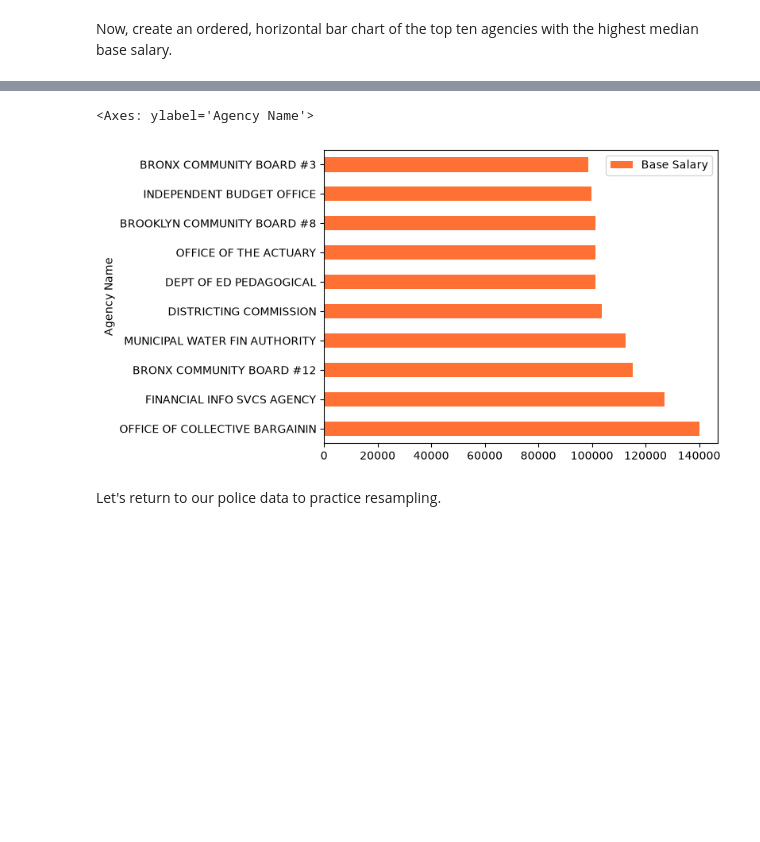
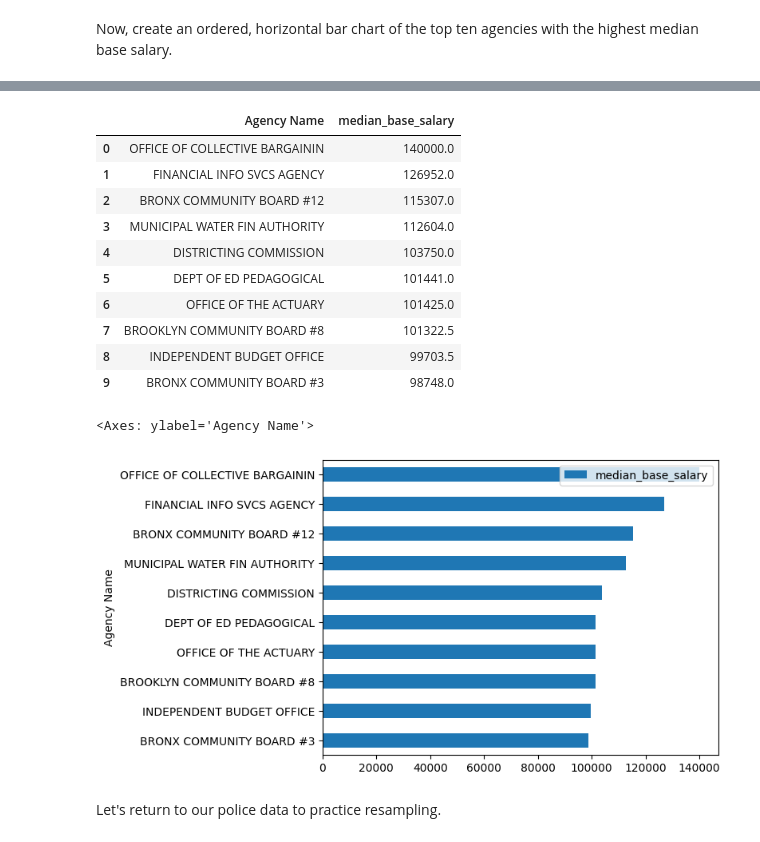
Before and after one commit to jack-walk/CUNY_adv-data, a Jupyter notebook: w6/output/homework6.ipynb, the cells around one changed output, grey strips where cells are left out. Cells and saved outputs as stored; diff of their text form; code cells hidden in the pictures; blank space fills up the shorter version.

```diff
--- a/w6/output/homework6.ipynb
+++ b/w6/output/homework6.ipynb
@@ -59,9 +51,32 @@ top10_salary.head()
 # %%
 # Your code here.
-top10_salary.plot(kind="barh", x="Agency Name", y="Base Salary", color="#ff7034")
+
+top10_salary = payroll_data.groupby("Agency Name")["Base Salary"].median().sort_values(
+    ascending=False
+).head(10).reset_index(name="median_base_salary")
+
+top10_salary
 # %% [output]
-<Axes: ylabel='Agency Name'>
-[figure, removed]
+|  | Agency Name | median_base_salary |
+| 0 | OFFICE OF COLLECTIVE BARGAININ | 140000.0 |
+| 1 | FINANCIAL INFO SVCS AGENCY | 126952.0 |
+| 2 | BRONX COMMUNITY BOARD #12 | 115307.0 |
+| 3 | MUNICIPAL WATER FIN AUTHORITY | 112604.0 |
+| 4 | DISTRICTING COMMISSION | 103750.0 |
+| 5 | DEPT OF ED PEDAGOGICAL | 101441.0 |
+| 6 | OFFICE OF THE ACTUARY | 101425.0 |
+| 7 | BROOKLYN COMMUNITY BOARD #8 | 101322.5 |
+| 8 | INDEPENDENT BUDGET OFFICE | 99703.5 |
+| 9 | BRONX COMMUNITY BOARD #3 | 98748.0 |
+# %%
+top10_salary.sort_values("median_base_salary", ascending=True).plot(
+    kind="barh",
+    x="Agency Name",
+    y="median_base_salary"
+)
+# %% [output]
+<Axes: ylabel='Agency Name'>
+[figure, added]
 # %% [markdown]
 Let's return to our police data to practice resampling.
 # %%
```
Also changed, not shown: parts of 13 cells of this notebook, 10 other files.
